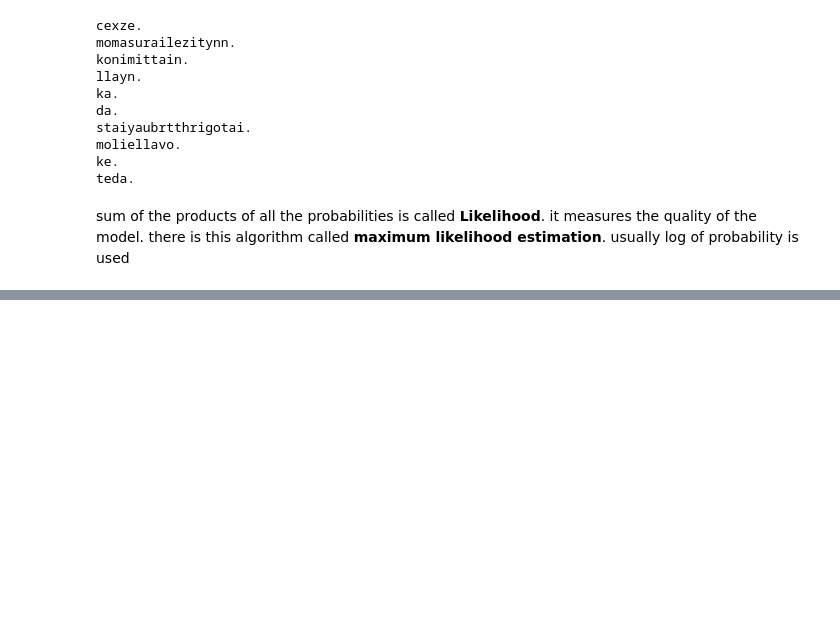
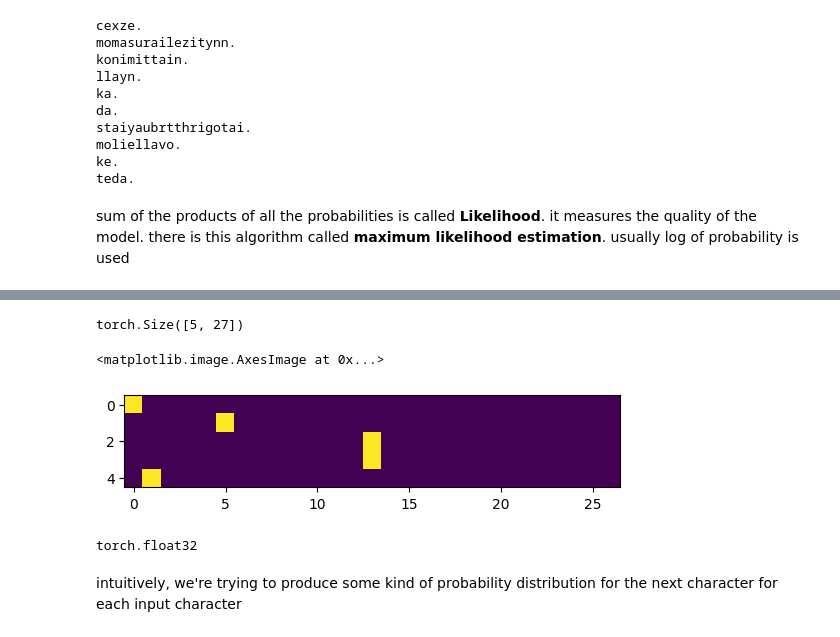
Before and after one commit to FariaParvinMegha/deep_dive_NN, a Jupyter notebook: makemore?.ipynb, the cells around one changed output, grey strips where cells are left out. Saved outputs shown, nothing was run; the diff lists cells and outputs as text; code cells hidden in the pictures; blank space fills up the shorter version.

```diff
--- a/makemore?.ipynb
+++ b/makemore?.ipynb
@@ -142,8 +144,8 @@ p.shape
 # %% [output]
 torch.Size([27])
 # %%
-P = N.float()
-P /= P.sum(1, keepdim = True)                             # calculate the sum of each row and return an array of 27,1 dimension
+P = (N+1).float()                                           # N+1 = model smoothing
+P /= P.sum(1, keepdim = True)                               # calculate the sum of each row and return an array of 27,1 dimension
                                                             # learn more in torch.sum documentation
                                                             # to know whether an array of 27,27 be divisible by 27,1 or not you can check it on torch broadcasting semantic
                                                             # does element-wise division
@@ -223,0 +220,17 @@ nll=tensor(38.7856)
+# %%
+# Create the training set of all the bigrams
+xs, ys = [], []                                         # xs is the input character.
+                                                        # ys is the next character. here ys is considered as label.
+                                                        # it needs to have max probability. kind of like prediction models where we want specific probabilities for specific labels.
+
+for w in words[:1]:                                                               #creating bigrams count
+  chs = ['.'] +list(w) + ['.']
+  for ch1, ch2 in zip(chs, chs[1:]):
+    ix1 = s_to_i[ch1]
+    ix2 = s_to_i[ch2]
+    print (ch1, ch2)
+    xs.append(ix1)
+    ys.append(ix2)
+
+xs = torch.tensor(xs)
+ys = torch.tensor(ys)
@@ -223,0 +251,10 @@ nll=tensor(38.7856)
+# %%
+# training set will be passed through one hot encoder. will use tensor one hot encoding function
+# takes [1, x] returns [x, y] dimensional vector(matrix)
+# here each row contains 1 in places of a specific element and the rest of them are zero.
+# y is the number of class
+# [a, b, c] returns [1 0 0, 0 1 0, 0 0 1]
+# basically one hot encoding returns an I matrix
+import torch.nn.functional as F
+xenc = F.one_hot(xs, num_classes = 27).float()
+xenc
@@ -223,0 +272,15 @@ nll=tensor(38.7856)
+# %%
+xenc.shape
+# %% [output]
+torch.Size([5, 27])
+# %%
+plt.imshow(xenc)
+# %% [output]
+<matplotlib.image.AxesImage at 0x...>
+[figure, added]
+# %%
+xenc.dtype
+# %% [output]
+torch.float32
+# %% [markdown]
+intuitively, we're trying to produce some kind of probability distribution for the next character for each input character
```
Also changed, not shown: parts of 34 cells of this notebook.
